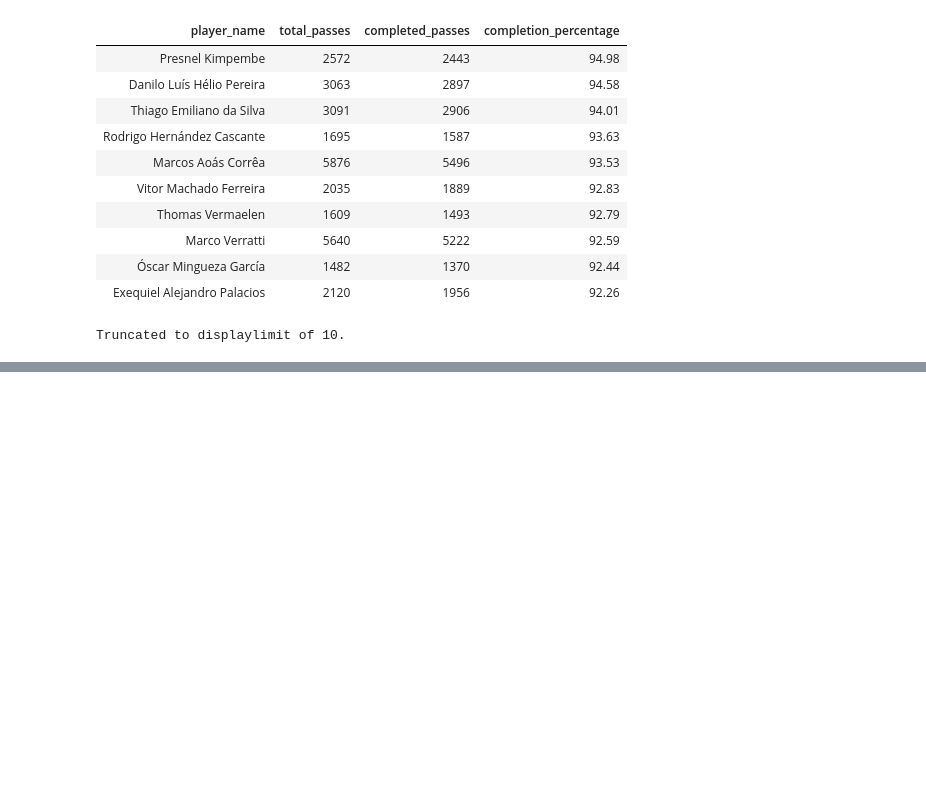
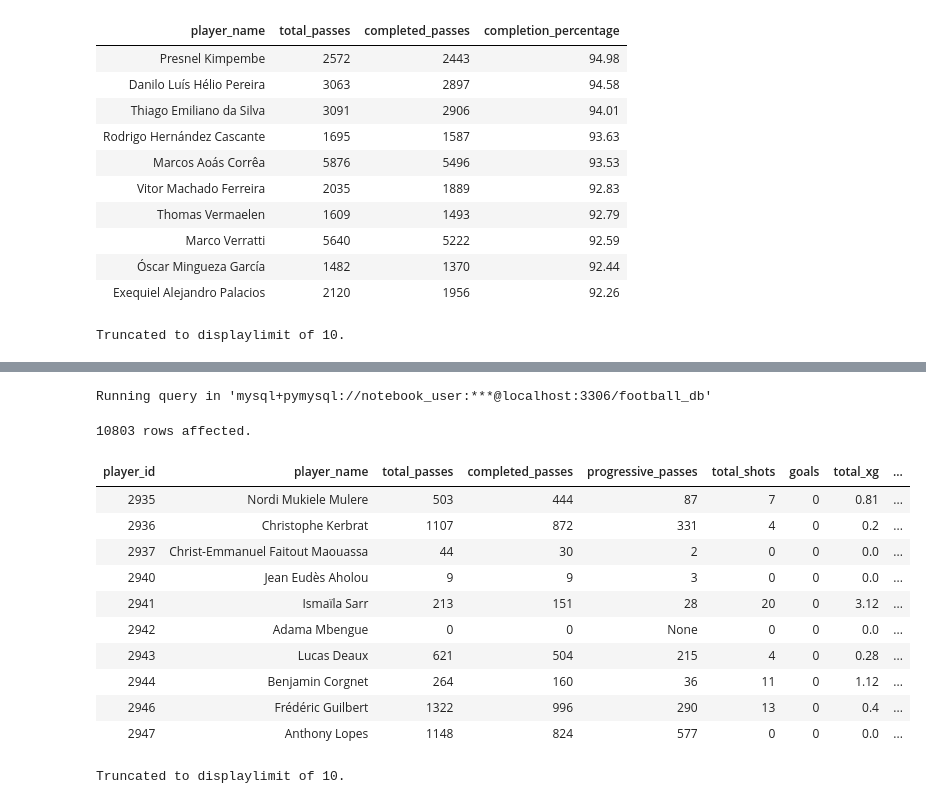
Before and after one commit to rahmahh53/Football_Player_Similarity_Analysis, a Jupyter notebook: notebooks/05_sql_explore_data.ipynb, the cells around one changed output, grey strips where cells are left out. Saved outputs shown, nothing was run; the diff lists cells and outputs as text; code cells hidden in the pictures; blank space fills up the shorter version.

Commit message:
Adding more SQL analytics and player feature engineering

```diff
--- a/notebooks/05_sql_explore_data.ipynb
+++ b/notebooks/05_sql_explore_data.ipynb
@@ -93,0 +369,7 @@ Truncated to displaylimit of 10.
+# %%
+%%sql
+
+select p.player_name, count(*) as total_dribbles, sum(case when d.outcome_id = 8 then 1 else 0 end) as successful_dribbles,
+100.0 * sum(case when d.outcome_id = 8 then 1 else 0 end)/count(*) as success_rate from events as e join players as p on
+e.player_id = p.player_id join dribbles as d on e.event_id = d.event_id group by p.player_id, p.player_name
+having count(*) >= 50 order by success_rate desc;
@@ -93,0 +391,7 @@ Truncated to displaylimit of 10.
+# %%
+%%sql
+
+select p.player_name, count(*) as total_dribbles, sum(case when d.outcome_id = 8 then 1 else 0 end) as successful_dribbles,
+100.0 * sum(case when d.outcome_id = 8 then 1 else 0 end)/count(*) as success_rate from events as e join players as p on
+e.player_id = p.player_id join dribbles as d on e.event_id = d.event_id group by p.player_id, p.player_name
+having count(*) >= 50 order by successful_dribbles desc;
@@ -93,0 +682,36 @@ Truncated to displaylimit of 10.
+# %%
+%%sql
+
+with pass_features as (select e.player_id, count(*) as total_passes, sum(case when pa.outcome_id is null then 1 else 0 end) as completed_passes,
+sum(case when pa.outcome_id is null and pa.end_location_x - e.location_x >= 10 then 1 else 0 end) as progressive_passes from events as e join passes as pa
+on e.event_id = pa.event_id group by e.player_id),
+    shot_features as (select e.player_id, count(*) as total_shots, sum(case when s.outcome_id = 9 then 1 else 0 end) as goals, sum(s.statsbomb_xg) as total_xg
+    from events as e join shots as s on e.event_id = s.event_id group by e.player_id),
+    dribble_features as (select e.player_id, count(*) as total_dribbles, sum(case when d.outcome_id = 8 then 1 else 0 end) as successful_dribbles
+    from events as e join dribbles as d on e.event_id = d.event_id group by e.player_id),
+    carry_features as (select e.player_id, count(*) as total_carries, sum(case when c.end_location_x - e.location_x >= 10 then 1 else 0 end) as progressive_carries
+    from events as e join carries as c on e.event_id = c.event_id group by e.player_id),
+    appearance_features as (select player_id, count(distinct match_id) as matches_played
+    from events where player_id is not null group by player_id)
+select p.player_id, p.player_name, coalesce(pf.total_passes, 0) as total_passes, coalesce(pf.completed_passes, 0) as completed_passes, coalesce(pf.progressive_passes) as progressive_passes,
+coalesce(sf.total_shots, 0) as total_shots, coalesce(sf.goals, 0) as goals, round(coalesce(sf.total_xg, 0), 2) as total_xg,
+coalesce(df.total_dribbles, 0) as total_dribbles, coalesce(df.successful_dribbles, 0) as successful_dribbles,
+coalesce(cf.total_carries, 0) as total_carries, coalesce(cf.progressive_carries, 0) as progressive_carries,
+coalesce(af.matches_played, 0) as matches_played from players as p left join pass_features as pf on p.player_id = pf.player_id
+left join shot_features as sf on p.player_id = sf.player_id left join dribble_features as df on p.player_id = df.player_id
+left join carry_features as cf on p.player_id = cf.player_id left join appearance_features as af on p.player_id = af.player_id;
+# %% [output]
+Running query in 'mysql+pymysql://notebook_user:***@localhost:3306/football_db'
+10803 rows affected.
+| player_id | player_name | total_passes | completed_passes | progressive_passes | total_shots | goals | total_xg | ... |
+| 2935 | Nordi Mukiele Mulere | 503 | 444 | 87 | 7 | 0 | 0.81 | ... |
+| 2936 | Christophe Kerbrat | 1107 | 872 | 331 | 4 | 0 | 0.2 | ... |
+| 2937 | Christ-Emmanuel Faitout Maouassa | 44 | 30 | 2 | 0 | 0 | 0.0 | ... |
+| 2940 | Jean Eudès Aholou | 9 | 9 | 3 | 0 | 0 | 0.0 | ... |
+| 2941 | Ismaïla Sarr | 213 | 151 | 28 | 20 | 0 | 3.12 | ... |
+| 2942 | Adama Mbengue | 0 | 0 | None | 0 | 0 | 0.0 | ... |
+| 2943 | Lucas Deaux | 621 | 504 | 215 | 4 | 0 | 0.28 | ... |
+| 2944 | Benjamin Corgnet | 264 | 160 | 36 | 11 | 0 | 1.12 | ... |
+| 2946 | Frédéric Guilbert | 1322 | 996 | 290 | 13 | 0 | 0.4 | ... |
+| 2947 | Anthony Lopes | 1148 | 824 | 577 | 0 | 0 | 0.0 | ... |
+Truncated to displaylimit of 10.
```
Also changed, not shown: parts of 33 cells of this notebook, 3 other files.
